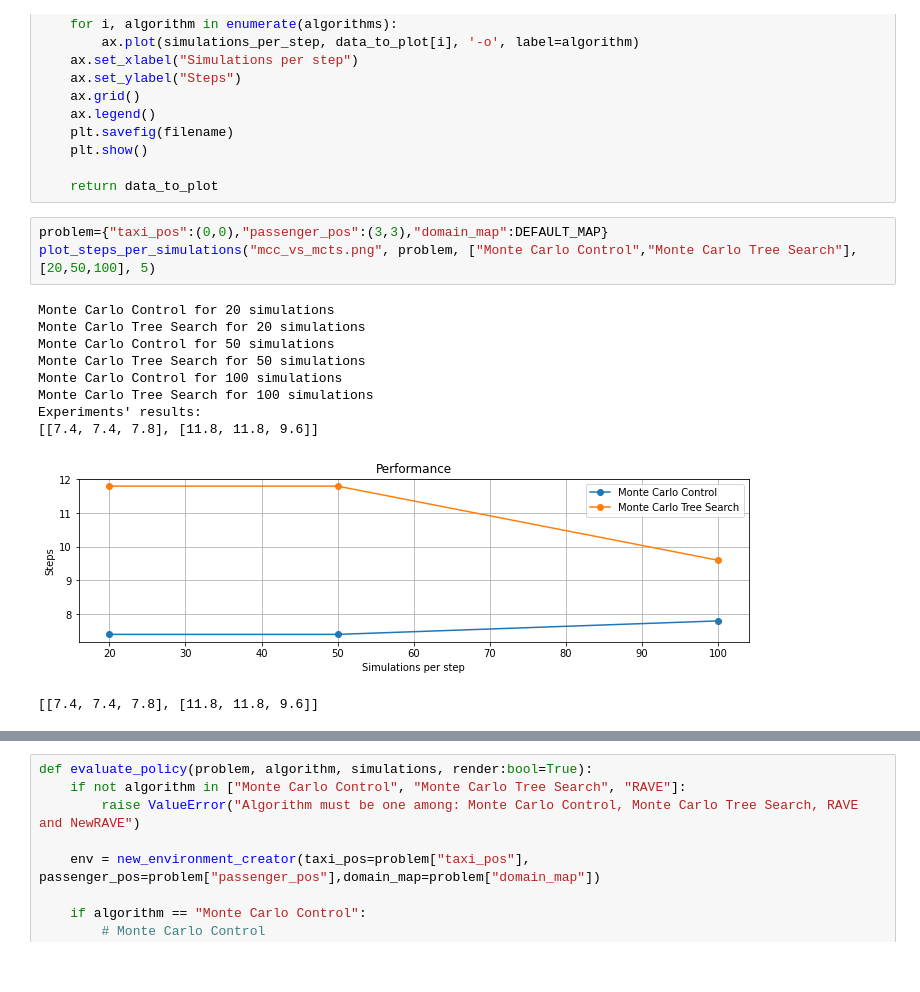
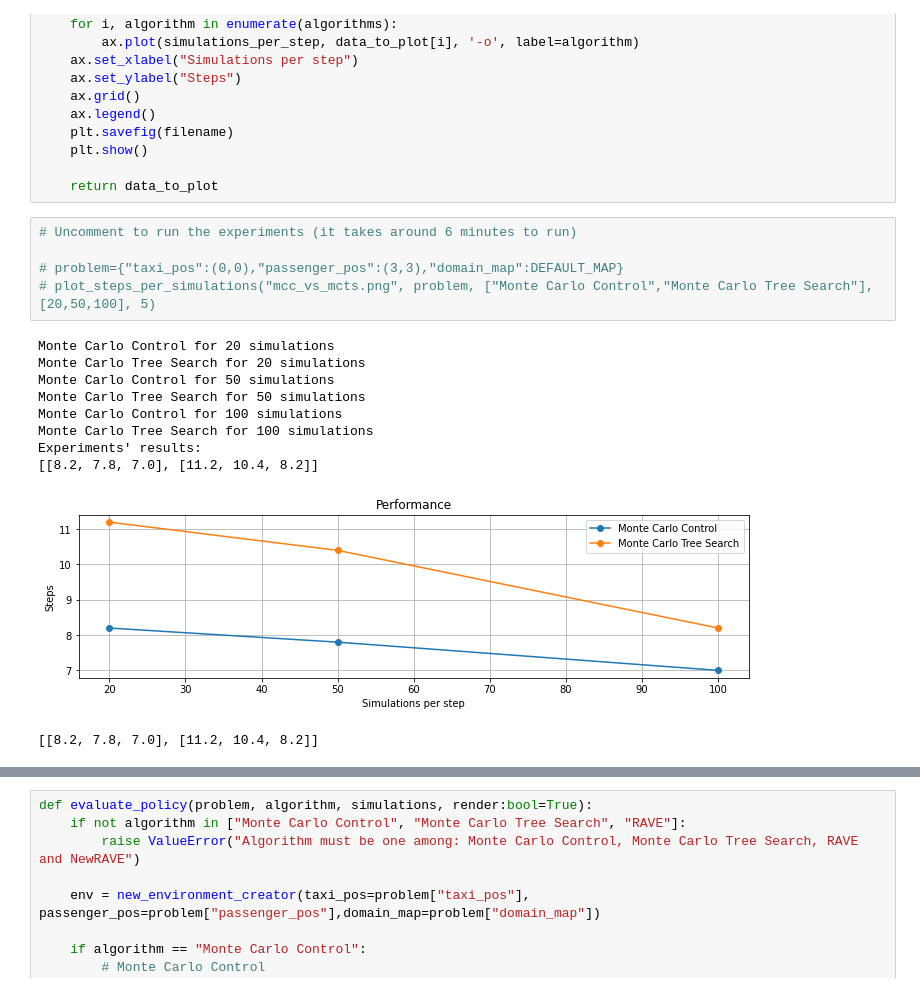
Before and after one commit to GabrieleSerussi/mcts, a Jupyter notebook: Monte_Carlo_Control_and_MCTS.ipynb, the cells around one changed output, grey strips where cells are left out. Saved outputs shown, nothing was run; the diff lists cells and outputs as text.

```diff
--- a/Monte_Carlo_Control_and_MCTS.ipynb
+++ b/Monte_Carlo_Control_and_MCTS.ipynb
@@ -651,19 +659,21 @@ def plot_steps_per_simulations(filename, problem, algorithms, simulations_per_st
 
     return data_to_plot
 # %%
-problem={"taxi_pos":(0,0),"passenger_pos":(3,3),"domain_map":DEFAULT_MAP}
-plot_steps_per_simulations("mcc_vs_mcts.png", problem, ["Monte Carlo Control","Monte Carlo Tree Search"], [20,50,100], 5)
+# Uncomment to run the experiments (it takes around 6 minutes to run)
+
+# problem={"taxi_pos":(0,0),"passenger_pos":(3,3),"domain_map":DEFAULT_MAP}
+# plot_steps_per_simulations("mcc_vs_mcts.png", problem, ["Monte Carlo Control","Monte Carlo Tree Search"], [20,50,100], 5)
 # %% [output]
 Monte Carlo Control for 20 simulations
 Monte Carlo Tree Search for 20 simulations
 Monte Carlo Control for 50 simulations
 Monte Carlo Tree Search for 50 simulations
 Monte Carlo Control for 100 simulations
 Monte Carlo Tree Search for 100 simulations
 Experiments' results:
-[[7.4, 7.4, 7.8], [11.8, 11.8, 9.6]]
+[[8.2, 7.8, 7.0], [11.2, 10.4, 8.2]]
-[figure, old version]
+[figure, new version]
-[[7.4, 7.4, 7.8], [11.8, 11.8, 9.6]]
+[[8.2, 7.8, 7.0], [11.2, 10.4, 8.2]]
 # %% [markdown]
 ![mcc_vs_mcts](https://raw.githubusercontent.com/GabrieleSerussi/mcts/main/mcc_vs_mcts.png)
 # %% [markdown]
```
Also changed, not shown: parts of 28 cells of this notebook.
